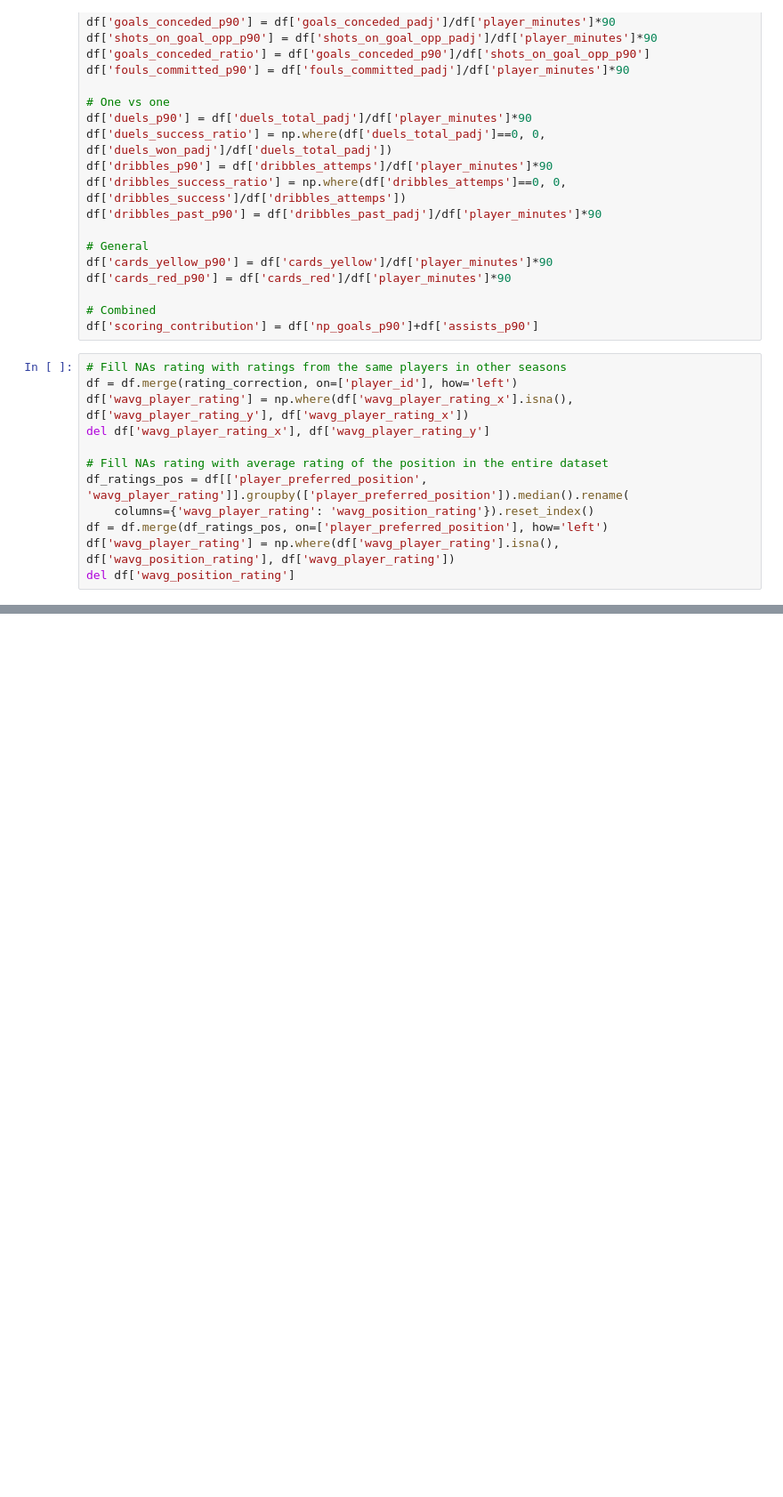
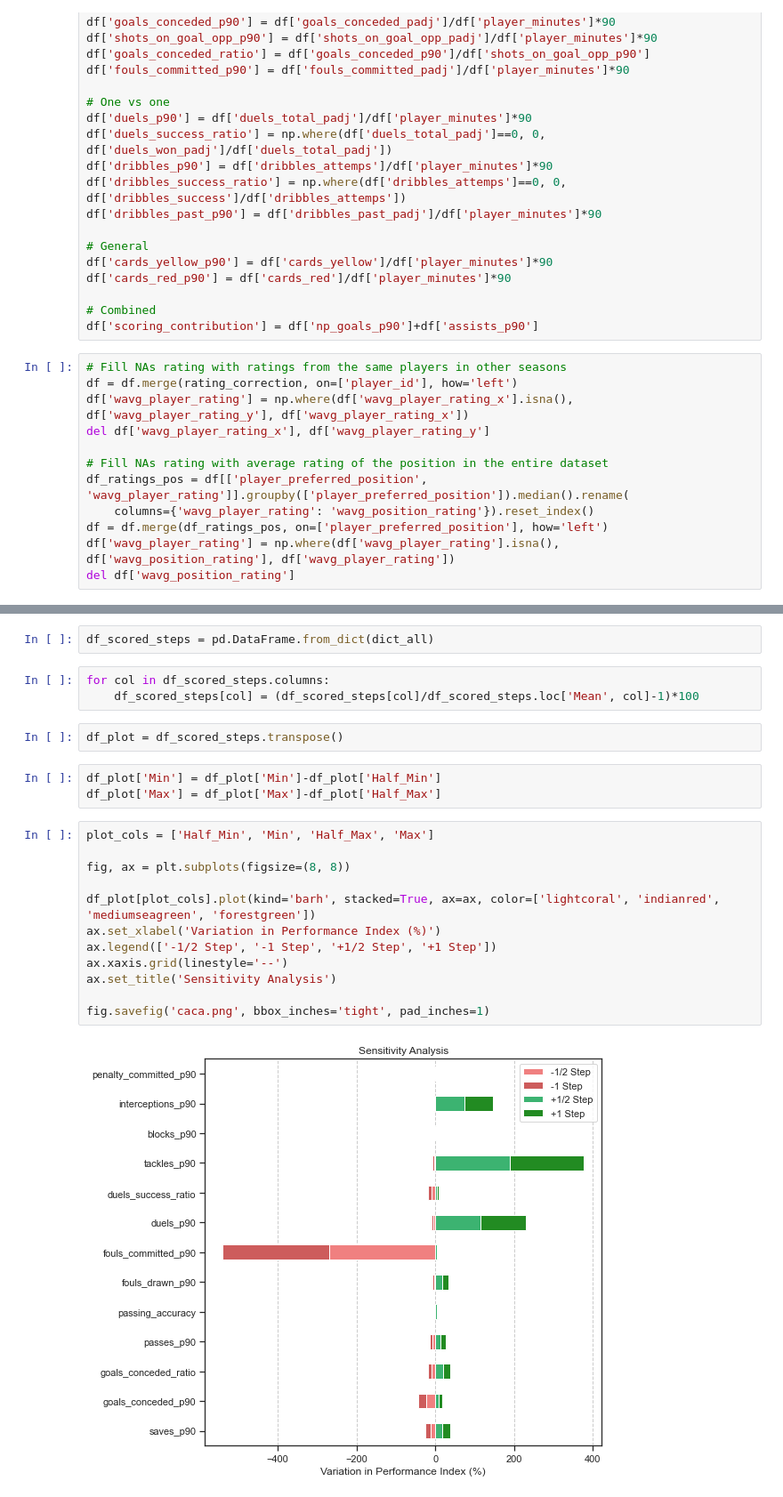
Before and after one commit to fpretto/MiM_Analytics_Tesis, a Jupyter notebook: Tesis/EDA_PerformanceIndex.ipynb, the cells around one changed output, grey strips where cells are left out. Shown at 89% size. Cells and saved outputs as stored; diff of their text form; blank space fills up the shorter version.

```diff
--- a/Tesis/EDA_PerformanceIndex.ipynb
+++ b/Tesis/EDA_PerformanceIndex.ipynb
@@ -185,0 +459,24 @@ df_eda.sort_values('np_goals_p90', ascending=False)
+# %%
+df_scored_steps = pd.DataFrame.from_dict(dict_all)
+# %%
+for col in df_scored_steps.columns:
+    df_scored_steps[col] = (df_scored_steps[col]/df_scored_steps.loc['Mean', col]-1)*100
+# %%
+df_plot = df_scored_steps.transpose()
+# %%
+df_plot['Min'] = df_plot['Min']-df_plot['Half_Min']
+df_plot['Max'] = df_plot['Max']-df_plot['Half_Max']
+# %%
+plot_cols = ['Half_Min', 'Min', 'Half_Max', 'Max']
+
+fig, ax = plt.subplots(figsize=(8, 8))
+
+df_plot[plot_cols].plot(kind='barh', stacked=True, ax=ax, color=['lightcoral', 'indianred', 'mediumseagreen', 'forestgreen'])
+ax.set_xlabel('Variation in Performance Index (%)')
+ax.legend(['-1/2 Step', '-1 Step', '+1/2 Step', '+1 Step'])
+ax.xaxis.grid(linestyle='--')
+ax.set_title('Sensitivity Analysis')
+
+fig.savefig('caca.png', bbox_inches='tight', pad_inches=1)
+# %% [output]
+[figure, added]
```
Also changed, not shown: parts of 48 cells of this notebook, 7 other files.
